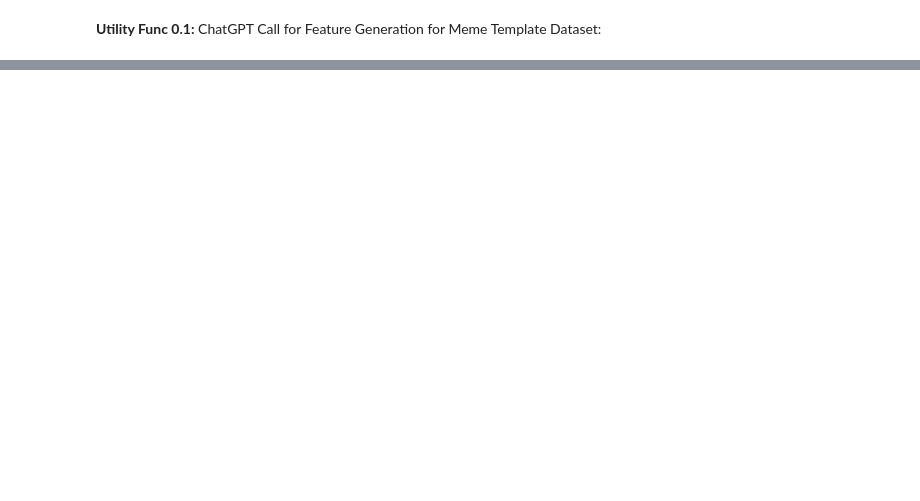
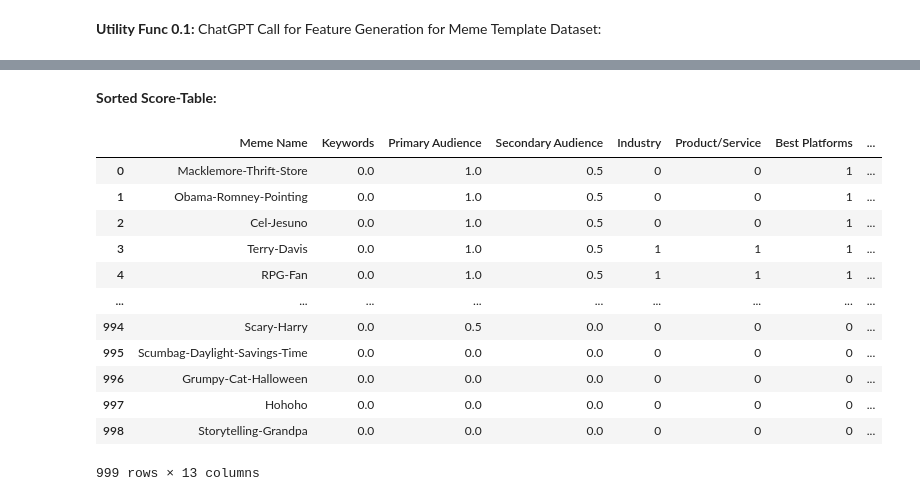
Before and after one commit to ibrahimm7004/hype, a Jupyter notebook: meme-gen.ipynb, the cells around one changed output, grey strips where cells are left out. Drawn from its saved outputs; the diff is of its cells as text; code cells hidden in the pictures; blank space fills up the shorter version.

```diff
--- a/meme-gen.ipynb
+++ b/meme-gen.ipynb
@@ -153,0 +487,44 @@ print(json.dumps(meme_features, indent=4))
+# %%
+def calculate_weighted_scores(matches_df):
+    WEIGHTS = {
+        "Keywords": 0.1613,
+        "Humor Style": 0.1613,
+        "Emotion Targeted": 0.1613,
+        "Tone Alignment": 0.0968,
+        "Primary Audience": 0.0968,
+        "Seasonality": 0.0968,
+        "Best Platforms": 0.0968,
+        "Secondary Audience": 0.0323,
+        "Engagement Type": 0.0323,
+        "Industry": 0.0323,
+        "Product/Service": 0.0323
+    }
+
+    matches_df["Score"] = 0
+
+    for feature, weight in WEIGHTS.items():
+        matches_df["Score"] += matches_df[feature] * weight
+
+    matches_df = matches_df.sort_values(by="Score", ascending=False).reset_index(drop=True)
+
+    return matches_df
+# %%
+final_score_table = calculate_weighted_scores(matches_df)
+# %% [markdown]
+__Sorted Score-Table:__
+# %%
+final_score_table
+# %% [output]
+|  | Meme Name | Keywords | Primary Audience | Secondary Audience | Industry | Product/Service | Best Platforms | ... |
+| 0 | Macklemore-Thrift-Store | 0.0 | 1.0 | 0.5 | 0 | 0 | 1 | ... |
+| 1 | Obama-Romney-Pointing | 0.0 | 1.0 | 0.5 | 0 | 0 | 1 | ... |
+| 2 | Cel-Jesuno | 0.0 | 1.0 | 0.5 | 0 | 0 | 1 | ... |
+| 3 | Terry-Davis | 0.0 | 1.0 | 0.5 | 1 | 1 | 1 | ... |
+| 4 | RPG-Fan | 0.0 | 1.0 | 0.5 | 1 | 1 | 1 | ... |
+| ... | ... | ... | ... | ... | ... | ... | ... | ... |
+| 994 | Scary-Harry | 0.0 | 0.5 | 0.0 | 0 | 0 | 0 | ... |
+| 995 | Scumbag-Daylight-Savings-Time | 0.0 | 0.0 | 0.0 | 0 | 0 | 0 | ... |
+| 996 | Grumpy-Cat-Halloween | 0.0 | 0.0 | 0.0 | 0 | 0 | 0 | ... |
+| 997 | Hohoho | 0.0 | 0.0 | 0.0 | 0 | 0 | 0 | ... |
+| 998 | Storytelling-Grandpa | 0.0 | 0.0 | 0.0 | 0 | 0 | 0 | ... |
+999 rows × 13 columns
```
Also changed, not shown: parts of 56 cells of this notebook.
